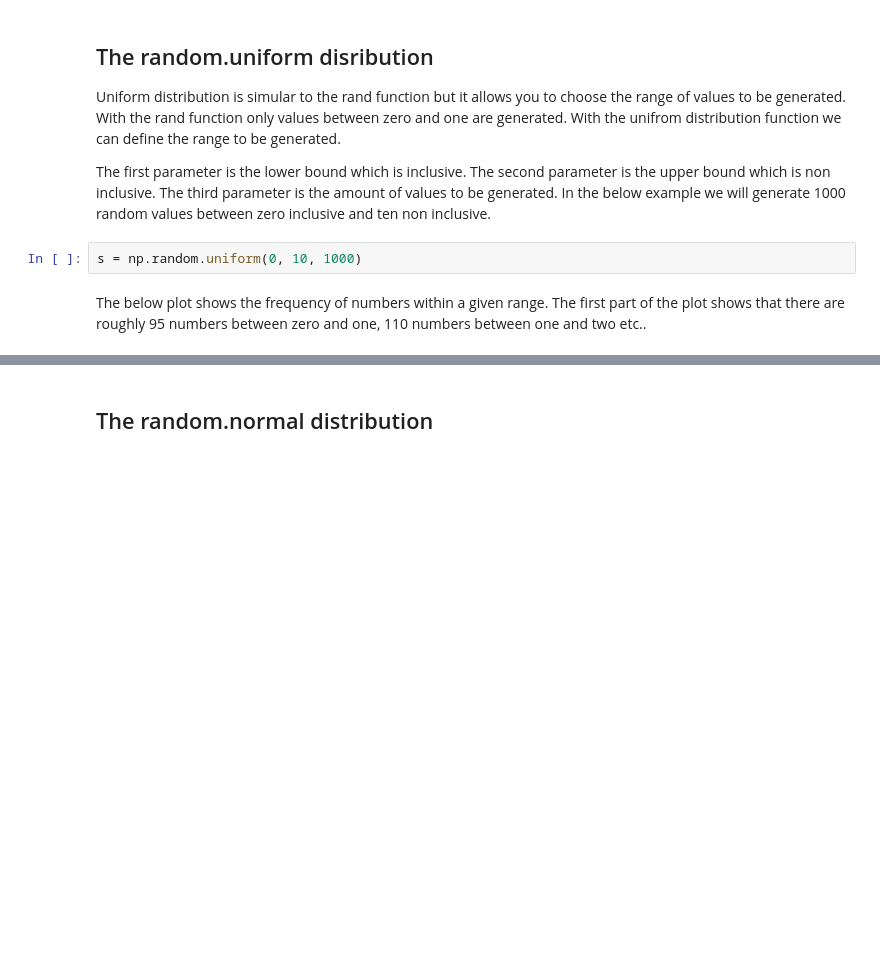
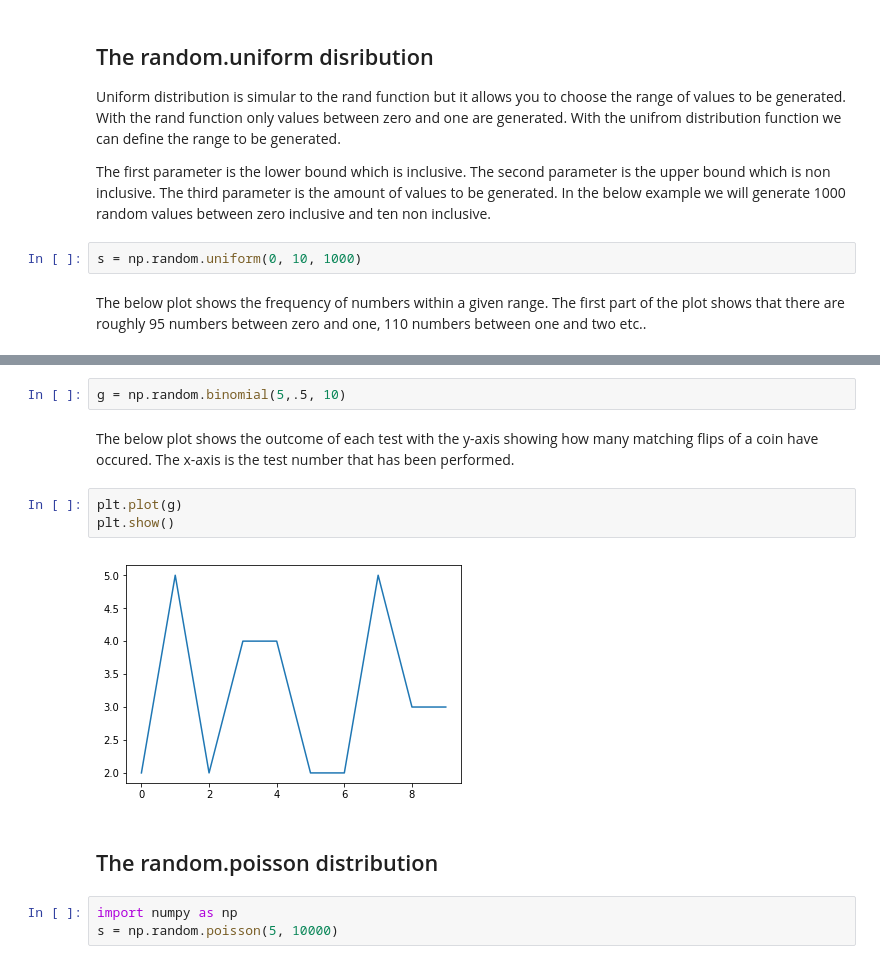
Before and after one commit to kevgleeson78/Emerge-tech-assign, a Jupyter notebook: numpy-random.ipynb, the cells around one changed output, grey strips where cells are left out. Drawn from its saved outputs; the diff is of its cells as text; blank space fills up the shorter version.

```diff
--- a/numpy-random.ipynb
+++ b/numpy-random.ipynb
@@ -97,2 +134,15 @@ plt.hist(s)
+# %%
+g = np.random.binomial(5,.5, 10)
+# %% [markdown]
+The below plot shows the outcome of each test with the y-axis showing how many matching flips of a coin have occured.
+The x-axis is the test number that has been performed.
+# %%
+plt.plot(g)
+plt.show()
+# %% [output]
+[figure, added]
 # %% [markdown]
-## The random.normal distribution
+## The random.poisson distribution
+# %%
+import numpy as np
+s = np.random.poisson(5, 10000)
```
Also changed, not shown: parts of 12 cells of this notebook.
